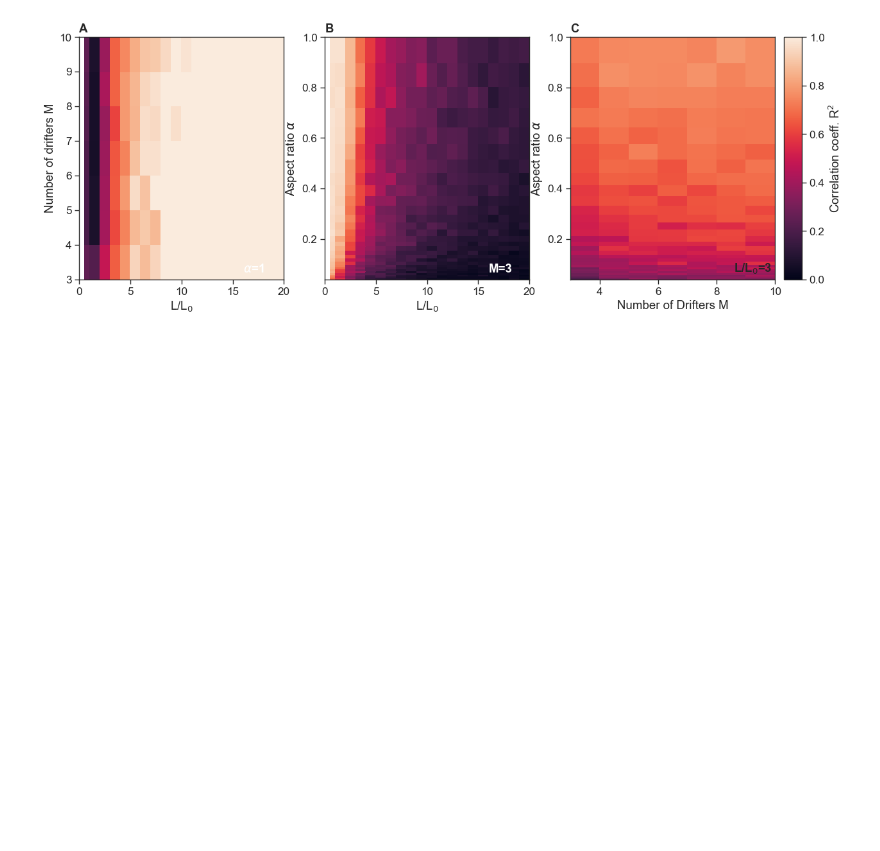
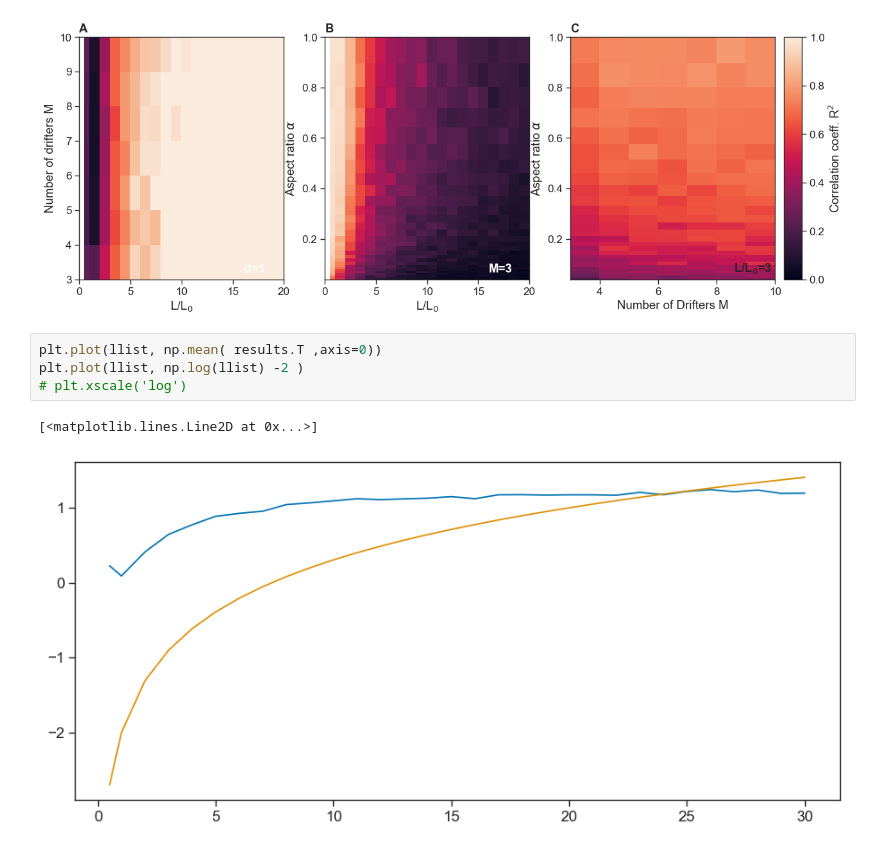
Before and after one commit to sessink/velocity_gradients, a Jupyter notebook: notebooks/ipynb/compute_sensitivity_2d.ipynb, the cells around one changed output. Saved outputs shown, nothing was run; the diff lists cells and outputs as text; blank space fills up the shorter version.

```diff
--- a/notebooks/ipynb/compute_sensitivity_2d.ipynb
+++ b/notebooks/ipynb/compute_sensitivity_2d.ipynb
@@ -229,3 +233,10 @@ alphabet(ax)
 plt.savefig('../../figures/sensitivity_v2_error.pdf',bb_inches='tight',dpi=600)
 # %% [output]
 [figure]
+# %%
+plt.plot(llist, np.mean( results.T ,axis=0))
+plt.plot(llist, np.log(llist) -2 )
+# plt.xscale('log')
+# %% [output]
+[<matplotlib.lines.Line2D at 0x...>]
+[figure, added]
```
Also changed, not shown: parts of 3 cells of this notebook, 5 other files.
